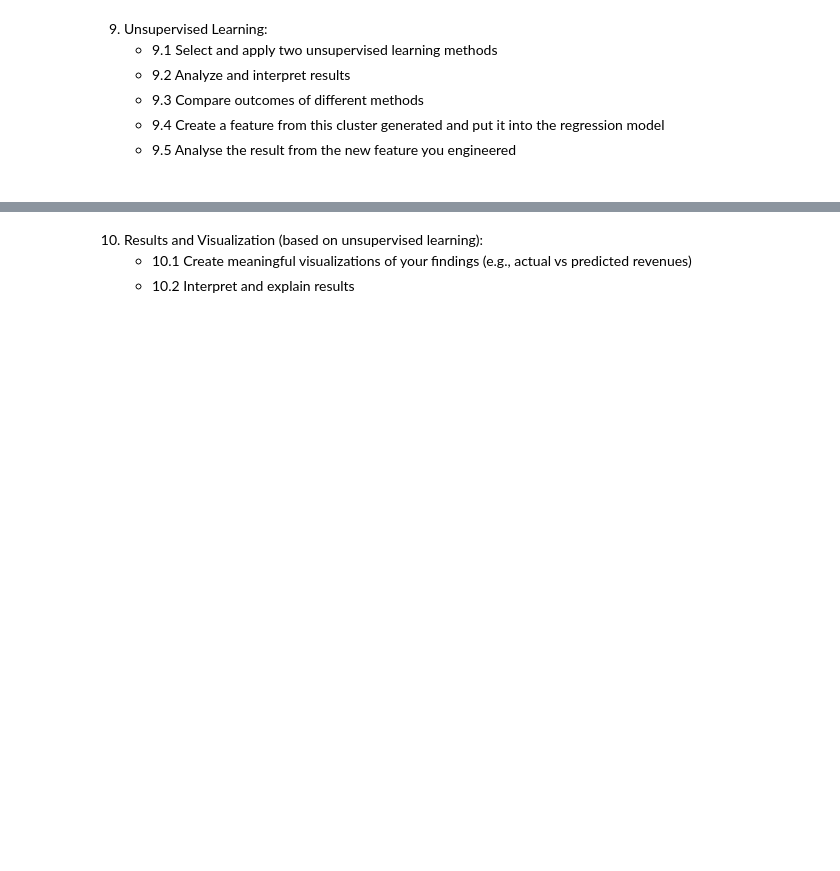
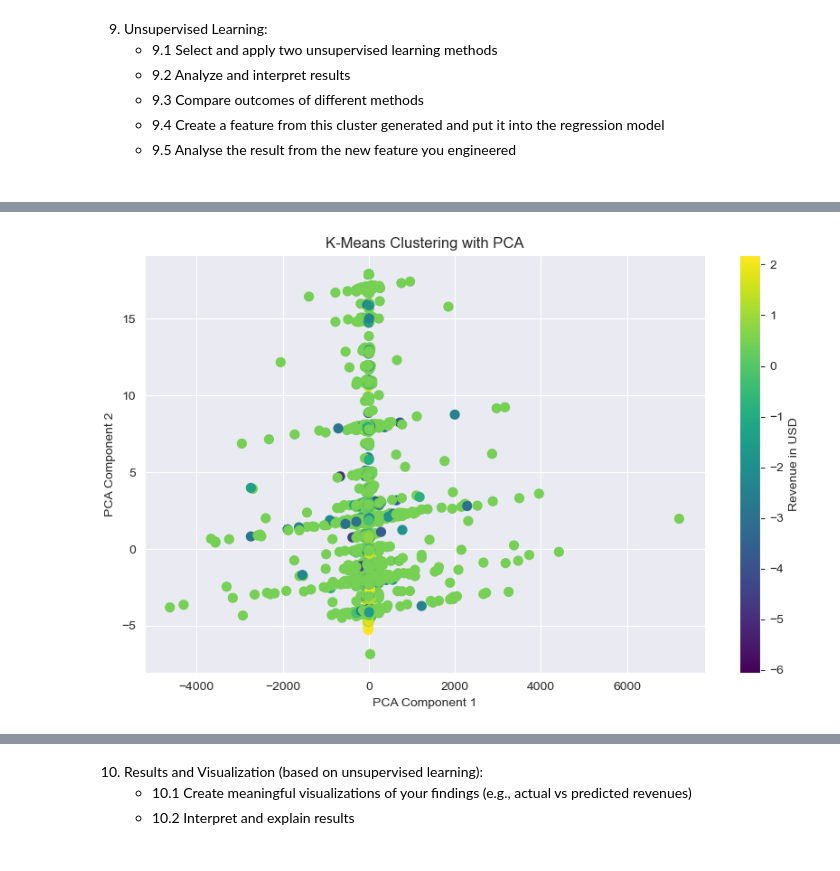
Before and after one commit to akinolu52/movie-revenue-prediction, a Jupyter notebook: explore.ipynb, the cells around one changed output, grey strips where cells are left out. Saved outputs shown, nothing was run; the diff lists cells and outputs as text; code cells hidden in the pictures; blank space fills up the shorter version.

```diff
--- a/explore.ipynb
+++ b/explore.ipynb
@@ -1552,0 +1755,27 @@ if hasattr(best_model.named_steps['regressor'], 'feature_importances_'):
+# %%
+import numpy as np
+import pandas as pd
+from sklearn.decomposition import PCA
+from sklearn.preprocessing import StandardScaler
+from sklearn.cluster import KMeans
+import matplotlib.pyplot as plt
+import seaborn as sns
+
+# Apply PCA
+pca = PCA(n_components=2)  # Using 2 components for visualization
+X_pca = pca.fit_transform(movie_df)
+
+# Train K-Means
+kmeans = KMeans(n_clusters=optimal_k, random_state=42)
+X_pca_kmeans = kmeans.fit_predict(X_pca)
+
+# Plot the clusters with revenue_in_USD as color
+plt.figure(figsize=(10, 6))
+scatter = plt.scatter(X_pca[:, 0], X_pca[:, 1], c=y, cmap='viridis', s=50)
+plt.title('K-Means Clustering with PCA')
+plt.xlabel('PCA Component 1')
+plt.ylabel('PCA Component 2')
+plt.colorbar(scatter, label='Revenue in USD')
+plt.show()
+# %% [output]
+[figure, added]
```
Also changed, not shown: parts of 17 cells of this notebook.
